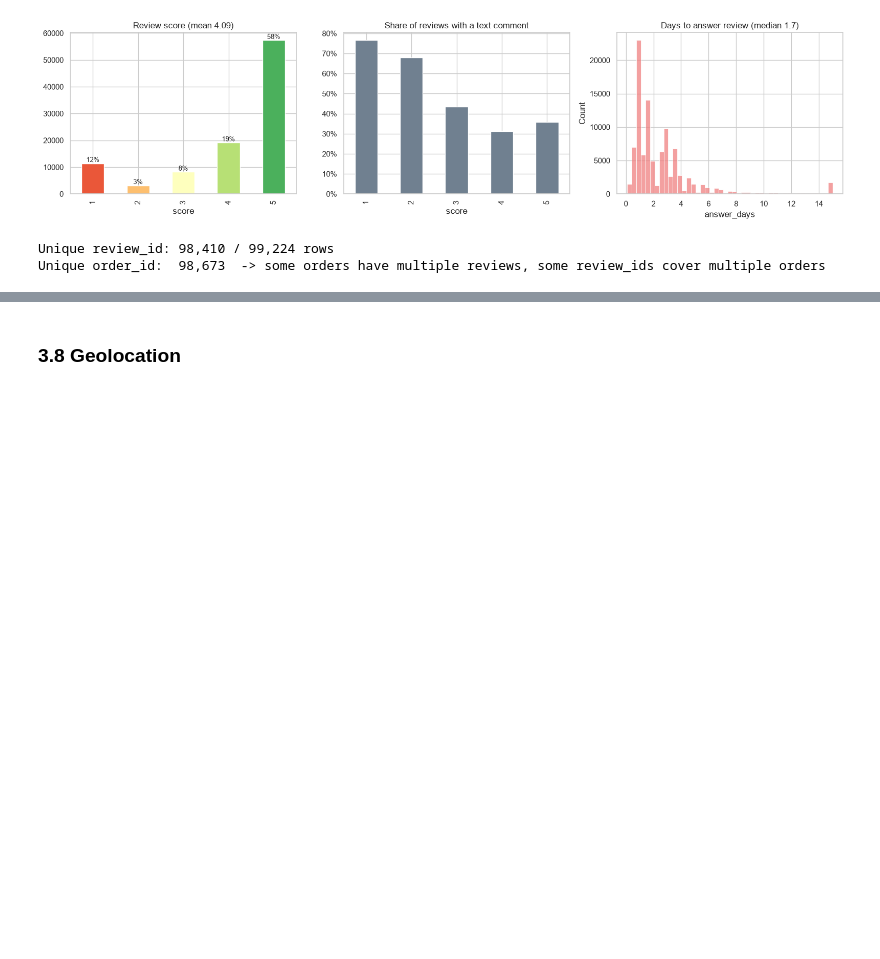
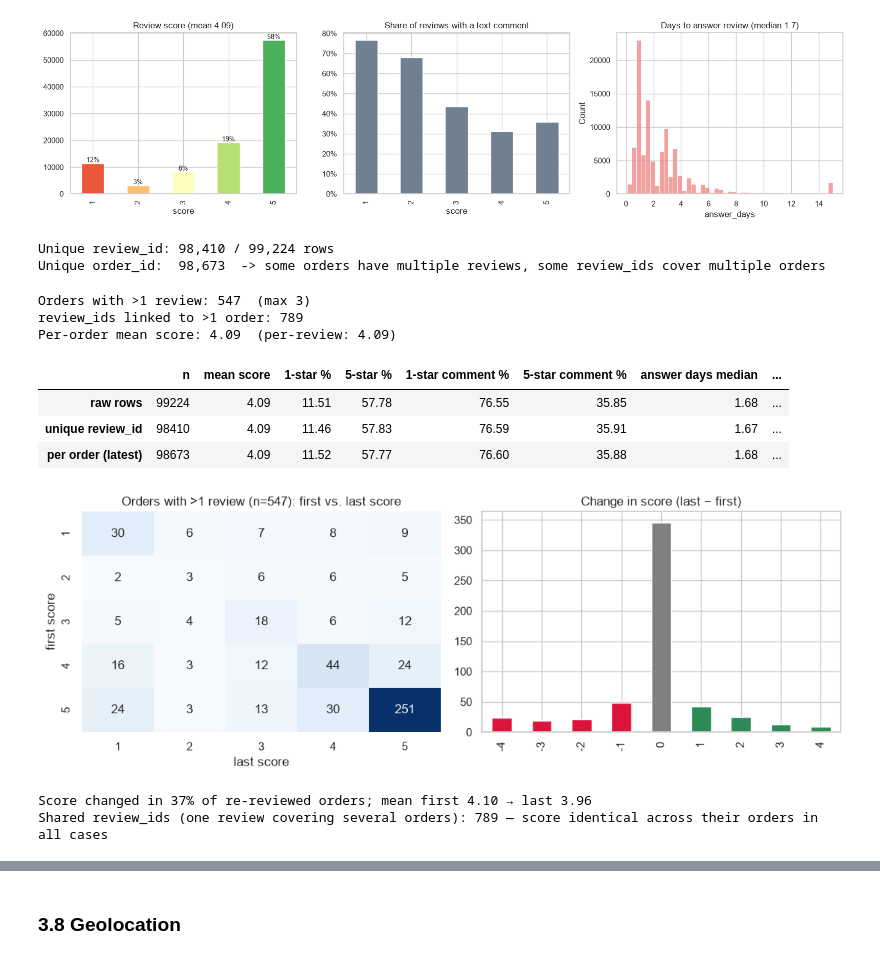
Before and after one commit to IT5006-Group9/IT5006-Group9-Olist-Project, a Jupyter notebook: notebooks/olist_eda.ipynb, the cells around one changed output, grey strips where cells are left out. Drawn from its saved outputs; the diff is of its cells as text; code cells hidden in the pictures; blank space fills up the shorter version.

Commit message:
Update: duplicated reviews exploration

```diff
--- a/notebooks/olist_eda.ipynb
+++ b/notebooks/olist_eda.ipynb
@@ -543,3 +545,77 @@ print(f"Unique order_id:  {reviews.order_id.nunique():,}  -> some orders have mu
 [figure]
 Unique review_id: 98,410 / 99,224 rows
 Unique order_id:  98,673  -> some orders have multiple reviews, some review_ids cover multiple orders
+# %%
+per_order = reviews.order_id.value_counts()
+print(f"Orders with >1 review: {(per_order > 1).sum():,}  (max {per_order.max()})")
+print(f"review_ids linked to >1 order: {(reviews.review_id.value_counts() > 1).sum():,}")
+
+# one score per order: latest review = customer's final verdict
+rev_order = (reviews.sort_values("review_creation_date")
+                    .drop_duplicates("order_id", keep="last")
+                    [["order_id", "review_score", "review_creation_date"]])
+print(f"Per-order mean score: {rev_order.review_score.mean():.2f}  (per-review: {reviews.review_score.mean():.2f})")
+# %% [output]
+Orders with >1 review: 547  (max 3)
+review_ids linked to >1 order: 789
+Per-order mean score: 4.09  (per-review: 4.09)
+# %%
+# --- Does deduplicating reviews change the descriptive statistics? ---
+reviews["has_message"] = reviews.review_comment_message.notna()
+reviews["answer_days"] = (reviews.review_answer_timestamp - reviews.review_creation_date).dt.total_seconds() / 86400
+
+views = {
+    "raw rows":           reviews,
+    "unique review_id":   reviews.drop_duplicates("review_id"),
+    "per order (latest)": reviews.sort_values("review_creation_date").drop_duplicates("order_id", keep="last"),
+}
+
+def describe(df):
+    dist = df.review_score.value_counts(normalize=True).sort_index()
+    msg  = df.groupby("review_score").has_message.mean()
+    return pd.Series({
+        "n":                 len(df),
+        "mean score":        df.review_score.mean(),
+        "1-star %":          100 * dist[1],
+        "5-star %":          100 * dist[5],
+        "1-star comment %":  100 * msg[1],
+        "5-star comment %":  100 * msg[5],
+        "answer days median": df.answer_days.median(),
+        "answer days mean":   df.answer_days.mean(),
+    })
+
+cmp = pd.DataFrame({k: describe(v) for k, v in views.items()}).T
+cmp["n"] = cmp["n"].astype(int)
+cmp.round(3)
+# %% [output]
+|  | n | mean score | 1-star % | 5-star % | 1-star comment % | 5-star comment % | answer days median | ... |
+| raw rows | 99224 | 4.09 | 11.51 | 57.78 | 76.55 | 35.85 | 1.68 | ... |
+| unique review_id | 98410 | 4.09 | 11.46 | 57.83 | 76.59 | 35.91 | 1.67 | ... |
+| per order (latest) | 98673 | 4.09 | 11.52 | 57.77 | 76.60 | 35.88 | 1.68 | ... |
+# %%
+# --- Orders reviewed more than once: does the score change? ---
+multi_ids = reviews.order_id.value_counts().loc[lambda s: s > 1].index
+m = (reviews[reviews.order_id.isin(multi_ids)]
+     .sort_values("review_creation_date")
+     .groupby("order_id").review_score.agg(first="first", last="last"))
+
+fig, axes = plt.subplots(1, 2, figsize=(11, 4))
+
+ct = pd.crosstab(m["first"], m["last"])
+sns.heatmap(ct, annot=True, fmt="d", cmap="Blues", cbar=False, ax=axes[0])
+axes[0].set_title(f"Orders with >1 review (n={len(m):,}): first vs. last score")
+axes[0].set_xlabel("last score"); axes[0].set_ylabel("first score")
+
+delta = (m["last"] - m["first"]).value_counts().sort_index()
+delta.plot.bar(ax=axes[1], color=["crimson" if d < 0 else "seagreen" if d > 0 else "gray" for d in delta.index])
+axes[1].set_title("Change in score (last − first)"); axes[1].set_xlabel("")
+plt.tight_layout(); plt.show()
+
+changed = (m["first"] != m["last"]).mean()
+print(f"Score changed in {changed:.0%} of re-reviewed orders; mean first {m['first'].mean():.2f} → last {m['last'].mean():.2f}")
+print(f"Shared review_ids (one review covering several orders): "
+      f"{(reviews.review_id.value_counts() > 1).sum():,} — score identical across their orders in all cases")
+# %% [output]
+[figure, added]
+Score changed in 37% of re-reviewed orders; mean first 4.10 → last 3.96
+Shared review_ids (one review covering several orders): 789 — score identical across their orders in all cases
```
Also changed, not shown: parts of 4 cells of this notebook.
